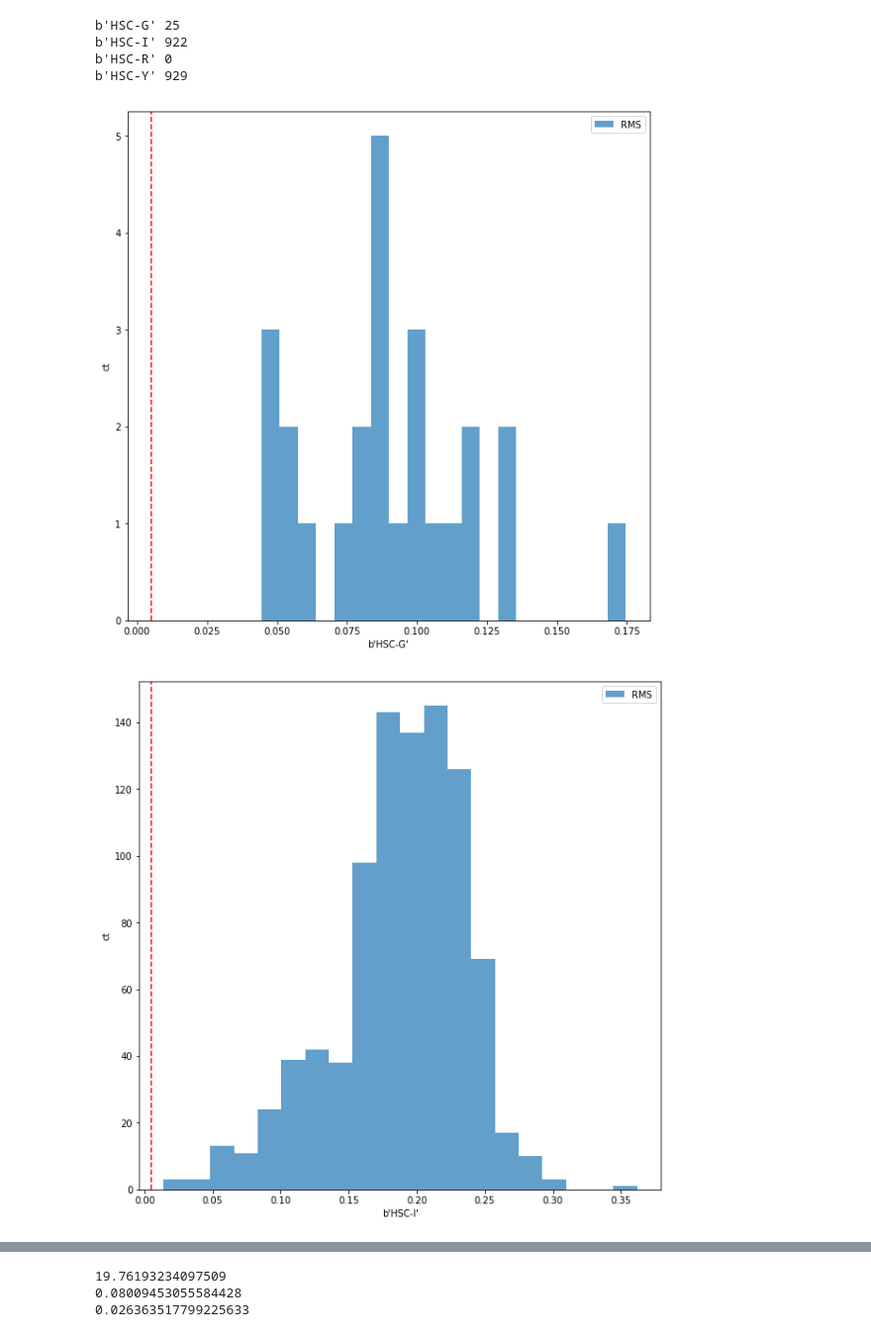
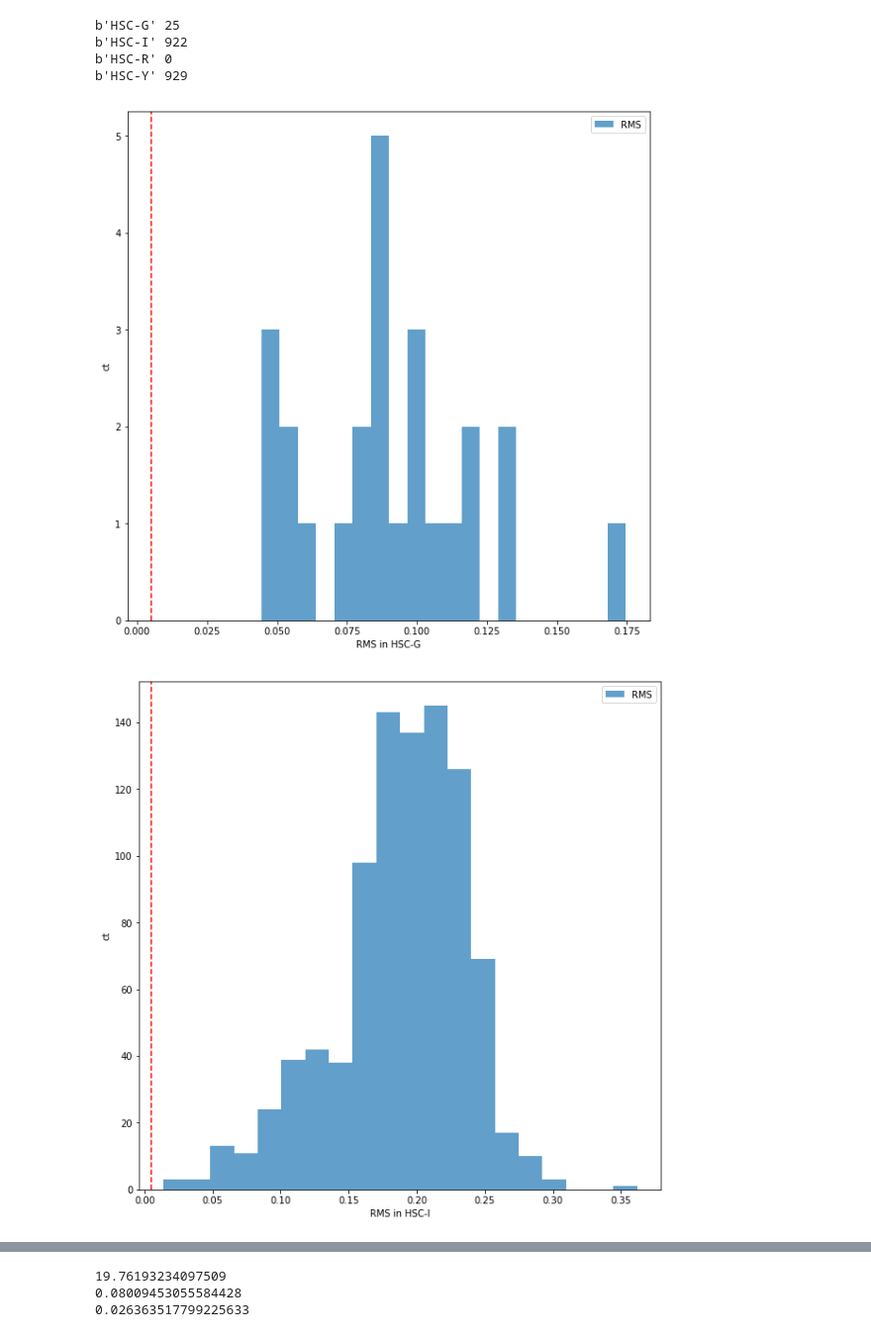
Before and after one commit to lsst-com/requirements_notebooks, a Jupyter notebook: TestCases/LVV-T389.ipynb, the cells around one changed output, grey strips where cells are left out. Shown: that part at 99% size. Saved outputs shown, nothing was run; the diff lists cells and outputs as text; code cells hidden in the pictures.

```diff
--- a/TestCases/LVV-T389.ipynb
+++ b/TestCases/LVV-T389.ipynb
@@ -402,19 +409,19 @@ b'HSC-Y' 929
 # %%
 pa_limit = {}
 pa_limit[b'HSC-Y'] = 0.0075
 pa_limit[b'HSC-G'] = 0.005
 pa_limit[b'HSC-R'] = 0.005
 pa_limit[b'HSC-I'] = 0.005
 
 for bp in [b'HSC-G', b'HSC-I', b'HSC-Y']:
     plt.figure(figsize=(10,10))
     #plt.hist(median_by_filter[bp]-mean_by_filter[bp], label='median-mean', bins=20)
     plt.hist(rms_by_filter[bp], alpha=0.7, label='RMS', bins=20)
     plt.legend()
-    plt.xlabel(bp)
+    plt.xlabel('RMS in %s' % bp.decode())
     plt.ylabel('ct')
     plt.axvline(pa_limit[bp], color='r', linestyle='--')
     plt.show()
 # %% [output]
-[figure, old version]
+[figure, new version]
-[figure, old version]
+[figure, new version]
```
Also changed, not shown: parts of 6 cells of this notebook.
